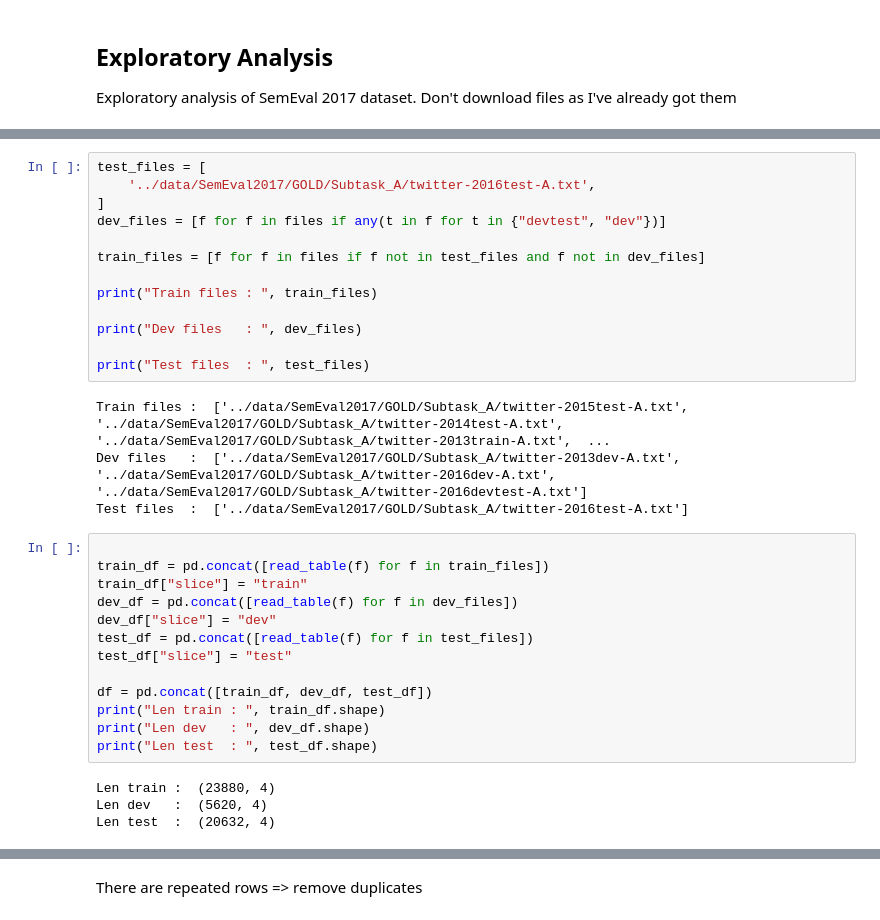
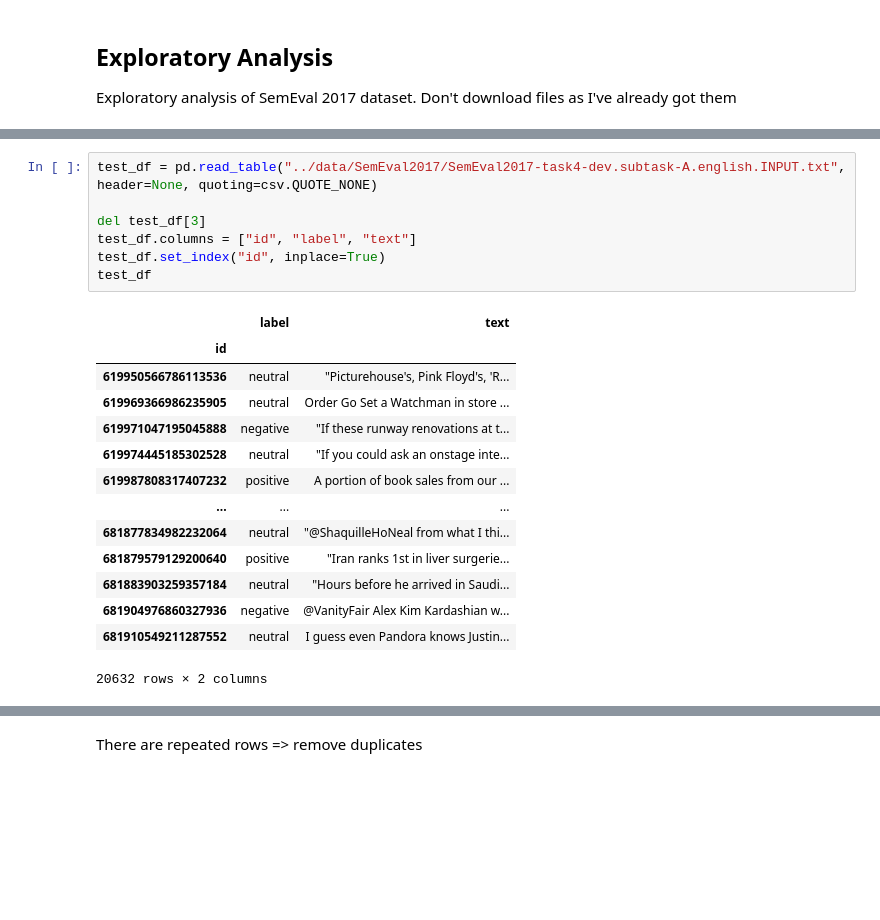
Before and after one commit to pysentimiento/pysentimiento, a Jupyter notebook: notebooks/Exploratory Analysis en 2017.ipynb, the cells around one changed output, grey strips where cells are left out. Saved outputs shown, nothing was run; the diff lists cells and outputs as text; blank space fills up the shorter version.

```diff
--- a/notebooks/Exploratory Analysis en 2017.ipynb
+++ b/notebooks/Exploratory Analysis en 2017.ipynb
@@ -58,34 +58,22 @@ read_table(files[0])
-# %%
-test_files = [
-    '../data/SemEval2017/GOLD/Subtask_A/twitter-2016test-A.txt',
-]
-dev_files = [f for f in files if any(t in f for t in {"devtest", "dev"})]
-
-train_files = [f for f in files if f not in test_files and f not in dev_files]
-
-print("Train files : ", train_files)
-
-print("Dev files   : ", dev_files)
-
-print("Test files  : ", test_files)
-# %% [output]
-Train files :  ['../data/SemEval2017/GOLD/Subtask_A/twitter-2015test-A.txt', '../data/SemEval2017/GOLD/Subtask_A/twitter-2014test-A.txt', '../data/SemEval2017/GOLD/Subtask_A/twitter-2013train-A.txt',  ...
-Dev files   :  ['../data/SemEval2017/GOLD/Subtask_A/twitter-2013dev-A.txt', '../data/SemEval2017/GOLD/Subtask_A/twitter-2016dev-A.txt', '../data/SemEval2017/GOLD/Subtask_A/twitter-2016devtest-A.txt']
-Test files  :  ['../data/SemEval2017/GOLD/Subtask_A/twitter-2016test-A.txt']
-# %%
-
-train_df = pd.concat([read_table(f) for f in train_files])
-train_df["slice"] = "train"
-dev_df = pd.concat([read_table(f) for f in dev_files])
-dev_df["slice"] = "dev"
-test_df = pd.concat([read_table(f) for f in test_files])
-test_df["slice"] = "test"
-
-df = pd.concat([train_df, dev_df, test_df])
-print("Len train : ", train_df.shape)
-print("Len dev   : ", dev_df.shape)
-print("Len test  : ", test_df.shape)
-# %% [output]
-Len train :  (23880, 4)
-Len dev   :  (5620, 4)
-Len test  :  (20632, 4)
+# %%
+test_df = pd.read_table("../data/SemEval2017/SemEval2017-task4-dev.subtask-A.english.INPUT.txt", header=None, quoting=csv.QUOTE_NONE)
+
+del test_df[3]
+test_df.columns = ["id", "label", "text"]
+test_df.set_index("id", inplace=True)
+test_df
+# %% [output]
+|  | label | text |
+| id |  |  |
+| 619950566786113536 | neutral | "Picturehouse's, Pink Floyd's, 'R... |
+| 619969366986235905 | neutral | Order Go Set a Watchman in store ... |
+| 619971047195045888 | negative | "If these runway renovations at t... |
+| 619974445185302528 | neutral | "If you could ask an onstage inte... |
+| 619987808317407232 | positive | A portion of book sales from our ... |
+| ... | ... | ... |
+| 681877834982232064 | neutral | "@ShaquilleHoNeal from what I thi... |
+| 681879579129200640 | positive | "Iran ranks 1st in liver surgerie... |
+| 681883903259357184 | neutral | "Hours before he arrived in Saudi... |
+| 681904976860327936 | negative | @VanityFair Alex Kim Kardashian w... |
+| 681910549211287552 | neutral | I guess even Pandora knows Justin... |
+20632 rows × 2 columns
```
Also changed, not shown: parts of 12 cells of this notebook, 1 other file.
